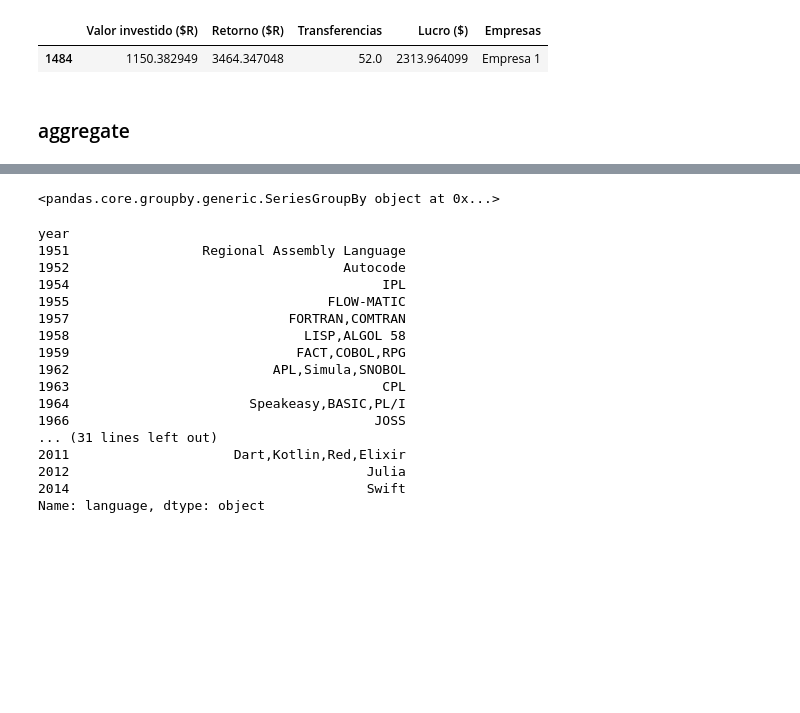
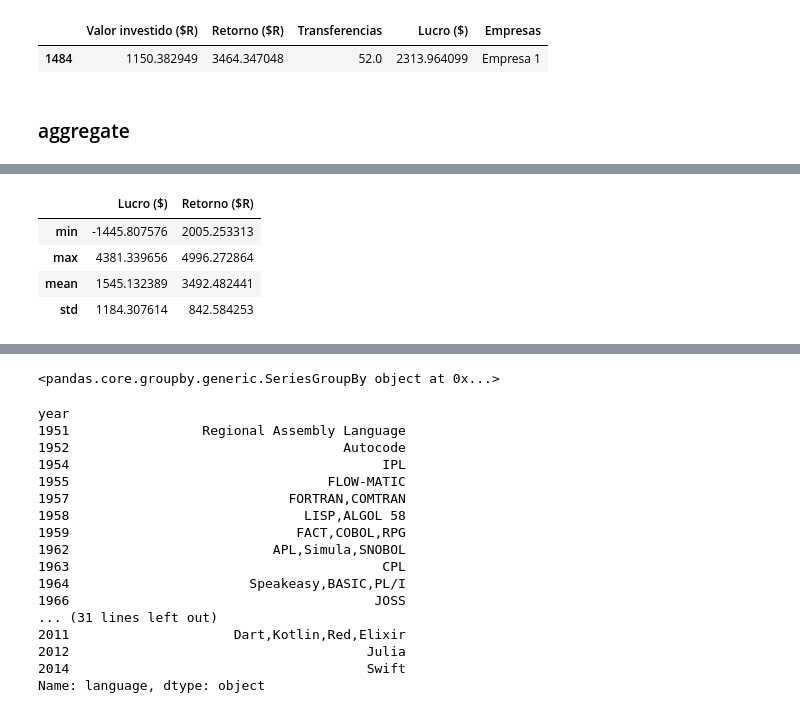
Before and after one commit to FernanMartinez/Curso_Python_Basico, a Jupyter notebook: Aula 12 Pandas/Aula 12. Pandas.ipynb, the cells around one changed output, grey strips where cells are left out. Drawn from its saved outputs; the diff is of its cells as text; code cells hidden in the pictures; blank space fills up the shorter version.

```diff
--- a/Aula 12 Pandas/Aula 12. Pandas.ipynb
+++ b/Aula 12 Pandas/Aula 12. Pandas.ipynb
@@ -718,7 +983,6 @@ dfgroupby.mean()
 # %%
 # Podemos utilizar o groupby para realizar agrupamento por camadas
 agrupamento_empr_trans = data_frame_groupby.groupby(["Empresas", "Transferencias"]).mean()
-agrupamento_empr_trans = data_frame_groupby.groupby(["Empresas", "Transferencias"]).mean()
 agrupamento_empr_trans
 # %% [output]
 |  |  | Valor investido ($R) | Retorno ($R) | Lucro ($) |
@@ -830,0 +1094,9 @@ dfgroupby.aggregate({"Lucro ($)": [min, max, np.mean, np.std],
+# %%
+agrupamento_empr_trans.aggregate({"Lucro ($)": [min, max, np.mean, np.std],
+                     "Retorno ($R)": [min, max, np.mean, np.std]})
+# %% [output]
+|  | Lucro ($) | Retorno ($R) |
+| min | -1445.807576 | 2005.253313 |
+| max | 4381.339656 | 4996.272864 |
+| mean | 1545.132389 | 3492.482441 |
+| std | 1184.307614 | 842.584253 |
```
Also changed, not shown: parts of 89 cells of this notebook.
